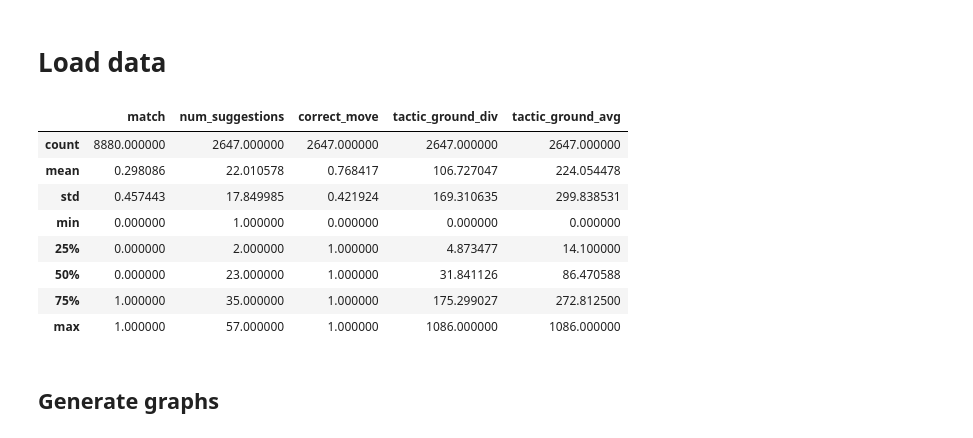
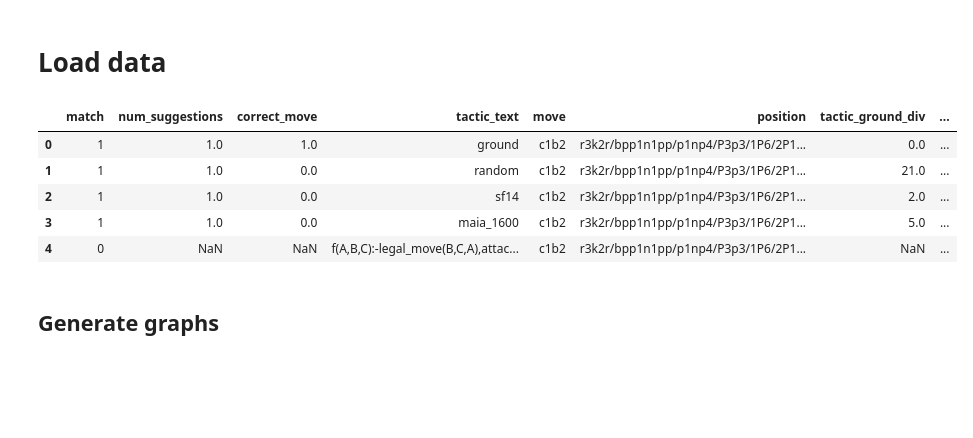
Before and after one commit to AbhijeetKrishnan/Popper, a Jupyter notebook: analysis.ipynb, the cells around one changed output. Cells and saved outputs as stored; diff of their text form; code cells hidden in the pictures; blank space fills up the shorter version.

```diff
--- a/analysis.ipynb
+++ b/analysis.ipynb
@@ -12,12 +9,0 @@ df = pd.read_csv(data_filename)
-# %%
-df.describe()
-# %% [output]
-|  | match | num_suggestions | correct_move | tactic_ground_div | tactic_ground_avg |
-| count | 8880.000000 | 2647.000000 | 2647.000000 | 2647.000000 | 2647.000000 |
-| mean | 0.298086 | 22.010578 | 0.768417 | 106.727047 | 224.054478 |
-| std | 0.457443 | 17.849985 | 0.421924 | 169.310635 | 299.838531 |
-| min | 0.000000 | 1.000000 | 0.000000 | 0.000000 | 0.000000 |
-| 25% | 0.000000 | 2.000000 | 1.000000 | 4.873477 | 14.100000 |
-| 50% | 0.000000 | 23.000000 | 1.000000 | 31.841126 | 86.470588 |
-| 75% | 1.000000 | 35.000000 | 1.000000 | 175.299027 | 272.812500 |
-| max | 1.000000 | 57.000000 | 1.000000 | 1086.000000 | 1086.000000 |
@@ -24,3 +33,12 @@ df.describe()
+# %%
+old_m16_raw.head()
+# %% [output]
+|  | match | num_suggestions | correct_move | tactic_text | move | position | tactic_ground_div | ... |
+| 0 | 1 | 1.0 | 1.0 | ground | c1b2 | r3k2r/bpp1n1pp/p1np4/P3p3/1P6/2P1... | 0.0 | ... |
+| 1 | 1 | 1.0 | 0.0 | random | c1b2 | r3k2r/bpp1n1pp/p1np4/P3p3/1P6/2P1... | 21.0 | ... |
+| 2 | 1 | 1.0 | 0.0 | sf14 | c1b2 | r3k2r/bpp1n1pp/p1np4/P3p3/1P6/2P1... | 2.0 | ... |
+| 3 | 1 | 1.0 | 0.0 | maia_1600 | c1b2 | r3k2r/bpp1n1pp/p1np4/P3p3/1P6/2P1... | 5.0 | ... |
+| 4 | 0 | NaN | NaN | f(A,B,C):-legal_move(B,C,A),attac... | c1b2 | r3k2r/bpp1n1pp/p1np4/P3p3/1P6/2P1... | NaN | ... |
 # %% [markdown]
 ## Generate graphs
 # %%
```
Also changed, not shown: parts of 14 cells of this notebook, 3 other files.
